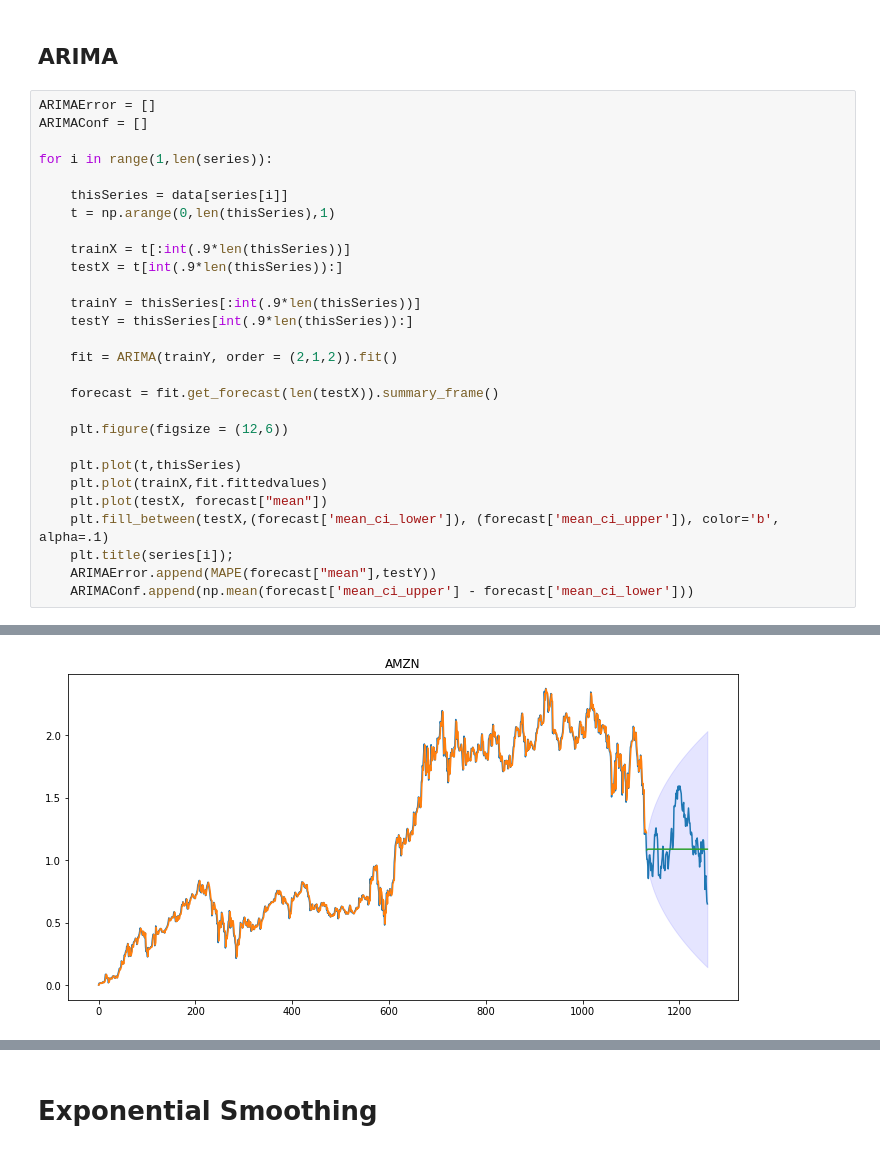
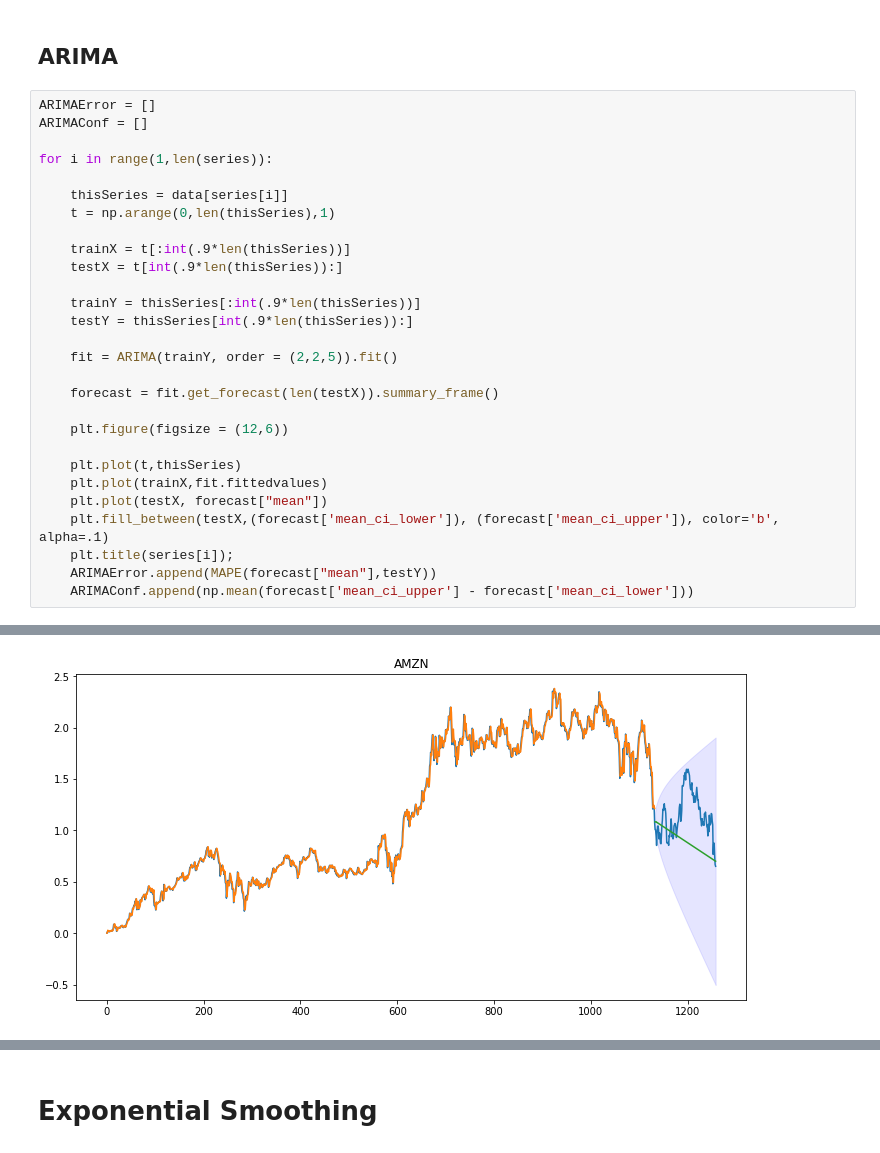
Before and after one commit to nguye639/Stat773Project, a Jupyter notebook: modelCreation.ipynb, the cells around one changed output, grey strips where cells are left out. Drawn from its saved outputs; the diff is of its cells as text.

```diff
--- a/modelCreation.ipynb
+++ b/modelCreation.ipynb
@@ -40,7 +40,7 @@ for i in range(1,len(series)):
     trainY = thisSeries[:int(.9*len(thisSeries))]
     testY = thisSeries[int(.9*len(thisSeries)):]
 
-    fit = ARIMA(trainY, order = (2,1,2)).fit()
+    fit = ARIMA(trainY, order = (2,2,5)).fit()
 
     forecast = fit.get_forecast(len(testX)).summary_frame()
 
@@ -58 +58 @@ for i in range(1,len(series)):
-[figure, old version]
+[figure, new version]
```
Also changed, not shown: parts of 6 cells of this notebook, 1 other file.
